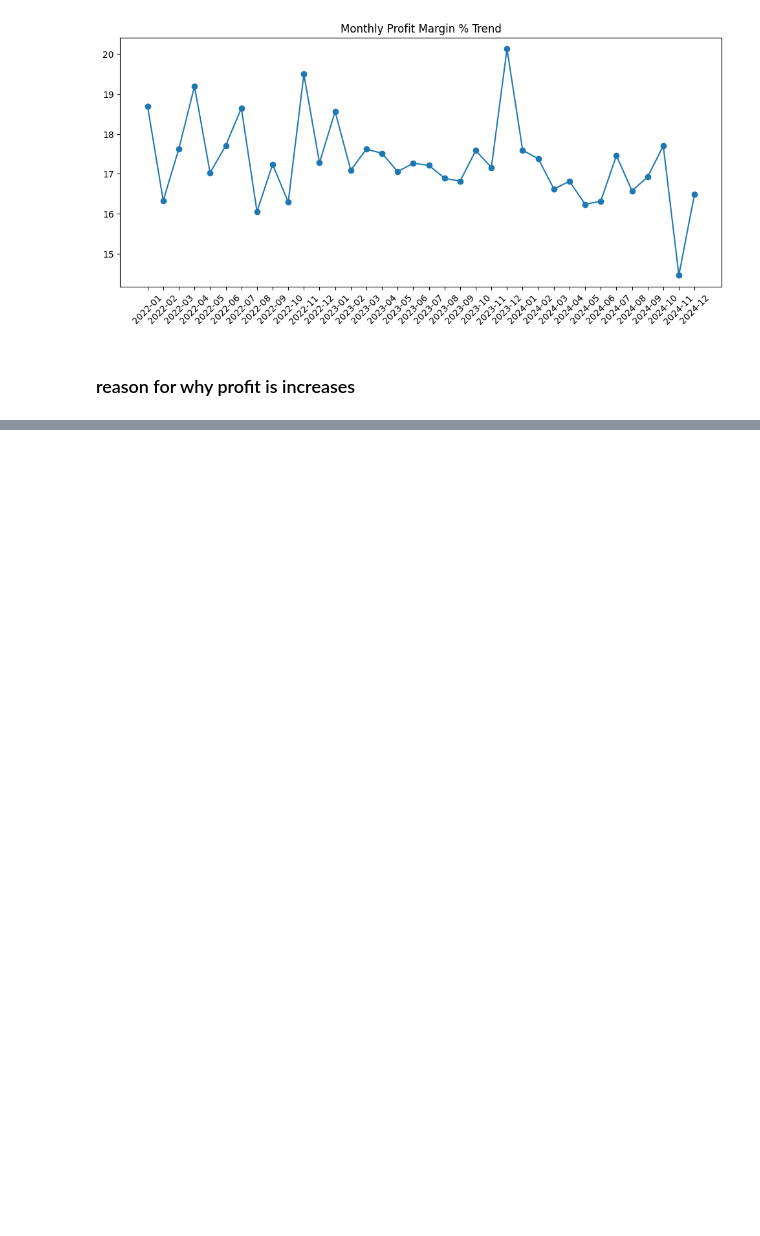
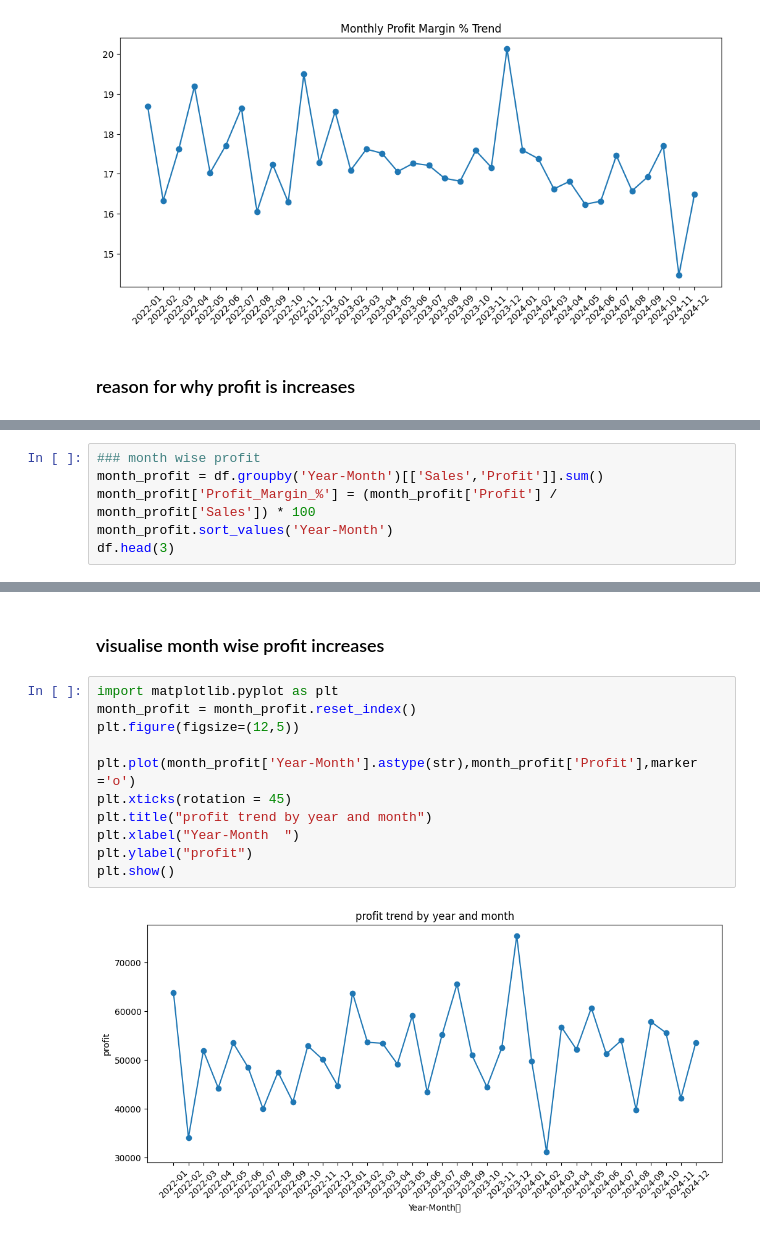
Before and after one commit to lakshyasinghal08/E-commerce-Sales--Analysis, a Jupyter notebook: analyse.ipynb, the cells around one changed output, grey strips where cells are left out. Saved outputs shown, nothing was run; the diff lists cells and outputs as text; blank space fills up the shorter version.

```diff
--- a/analyse.ipynb
+++ b/analyse.ipynb
@@ -412,0 +496,6 @@ cat_margin.sort_values('Profit_Margin_%', ascending=False)
+# %%
+### month wise profit
+month_profit = df.groupby('Year-Month')[['Sales','Profit']].sum()
+month_profit['Profit_Margin_%'] = (month_profit['Profit'] / month_profit['Sales']) * 100
+month_profit.sort_values('Year-Month')
+df.head(3)
@@ -412,0 +507,15 @@ cat_margin.sort_values('Profit_Margin_%', ascending=False)
+# %% [markdown]
+### visualise month wise profit increases
+# %%
+import matplotlib.pyplot as plt
+month_profit = month_profit.reset_index()
+plt.figure(figsize=(12,5))
+
+plt.plot(month_profit['Year-Month'].astype(str),month_profit['Profit'],marker ='o')
+plt.xticks(rotation = 45)
+plt.title("profit trend by year and month")
+plt.xlabel("Year-Month	")
+plt.ylabel("profit")
+plt.show()
+# %% [output]
+[figure, added]
```
Also changed, not shown: parts of 29 cells of this notebook.
